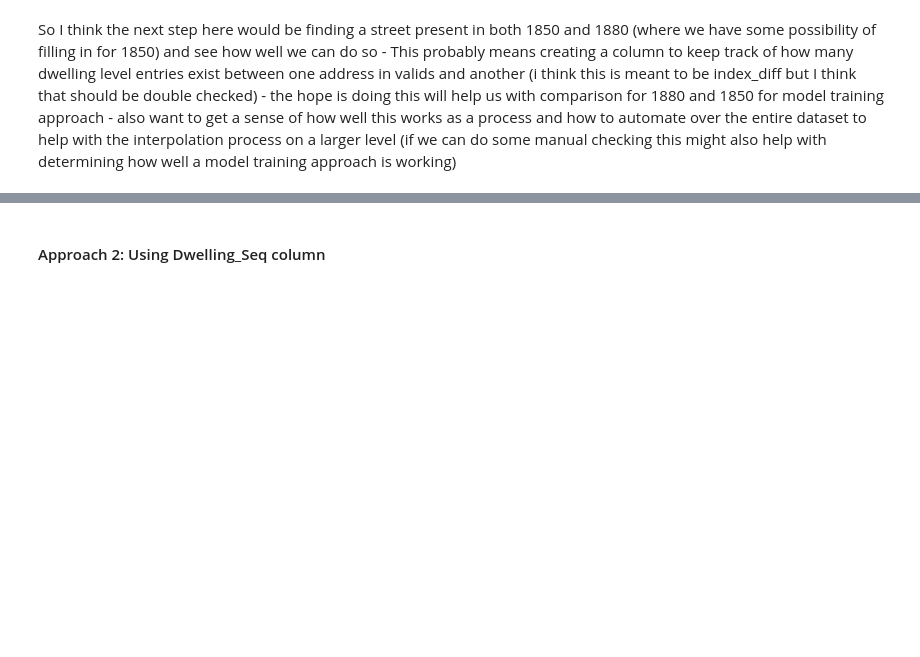
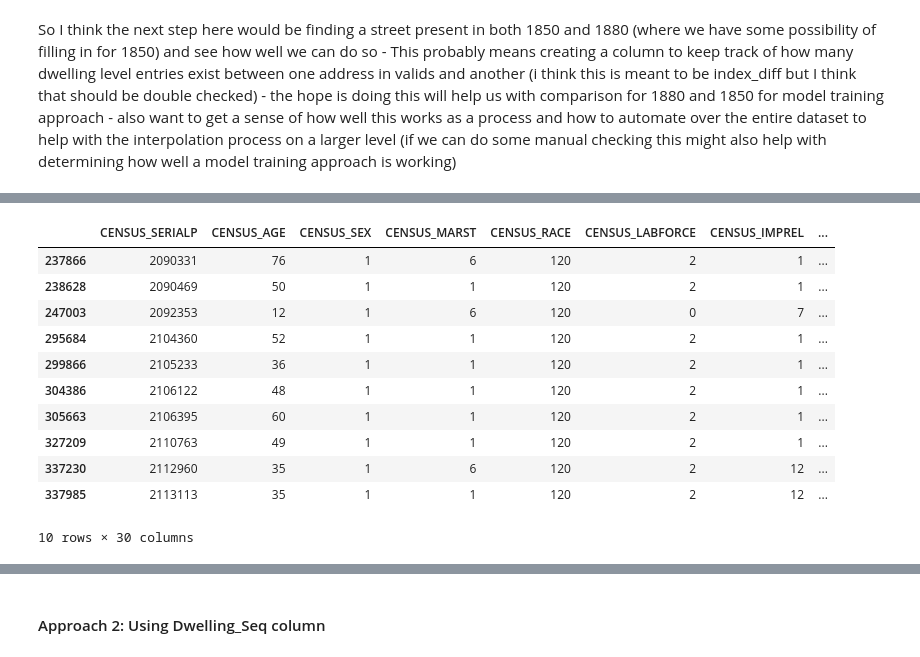
Before and after one commit to CenterForSpatialResearch/hnyc-spatial-linkage, a Jupyter notebook: Interpolation Pilots.ipynb, the cells around one changed output, grey strips where cells are left out. Cells and saved outputs as stored; diff of their text form; code cells hidden in the pictures; blank space fills up the shorter version.

```diff
--- a/Interpolation Pilots.ipynb
+++ b/Interpolation Pilots.ipynb
@@ -571,0 +633,2 @@ So I think the next step here would be finding a street present in both 1850 and
+# %%
+cd_errors = CensusDis1850_dropped[((CensusDis1850_dropped["Street_Name"].isnull()) & (CensusDis1850_dropped["Dwelling_Number"].notnull())) | ((CensusDis1850_dropped["Street_Name"].notnull()) & (CensusDis1850_dropped["Dwelling_Number"].isnull()))]
@@ -571,0 +655,15 @@ So I think the next step here would be finding a street present in both 1850 and
+# %%
+cd_errors.iloc[40:50]
+# %% [output]
+|  | CENSUS_SERIALP | CENSUS_AGE | CENSUS_SEX | CENSUS_MARST | CENSUS_RACE | CENSUS_LABFORCE | CENSUS_IMPREL | ... |
+| 237866 | 2090331 | 76 | 1 | 6 | 120 | 2 | 1 | ... |
+| 238628 | 2090469 | 50 | 1 | 1 | 120 | 2 | 1 | ... |
+| 247003 | 2092353 | 12 | 1 | 6 | 120 | 0 | 7 | ... |
+| 295684 | 2104360 | 52 | 1 | 1 | 120 | 2 | 1 | ... |
+| 299866 | 2105233 | 36 | 1 | 1 | 120 | 2 | 1 | ... |
+| 304386 | 2106122 | 48 | 1 | 1 | 120 | 2 | 1 | ... |
+| 305663 | 2106395 | 60 | 1 | 1 | 120 | 2 | 1 | ... |
+| 327209 | 2110763 | 49 | 1 | 1 | 120 | 2 | 1 | ... |
+| 337230 | 2112960 | 35 | 1 | 6 | 120 | 2 | 12 | ... |
+| 337985 | 2113113 | 35 | 1 | 1 | 120 | 2 | 12 | ... |
+10 rows × 30 columns
```
Also changed, not shown: parts of 39 cells of this notebook, 2 other files.
